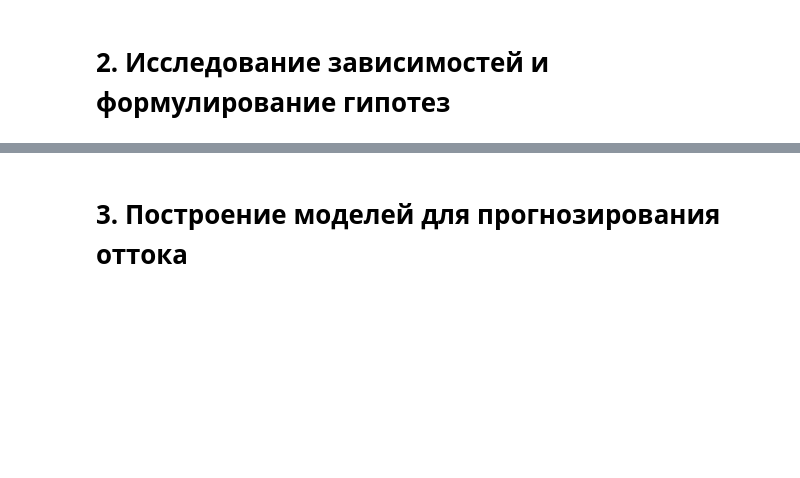
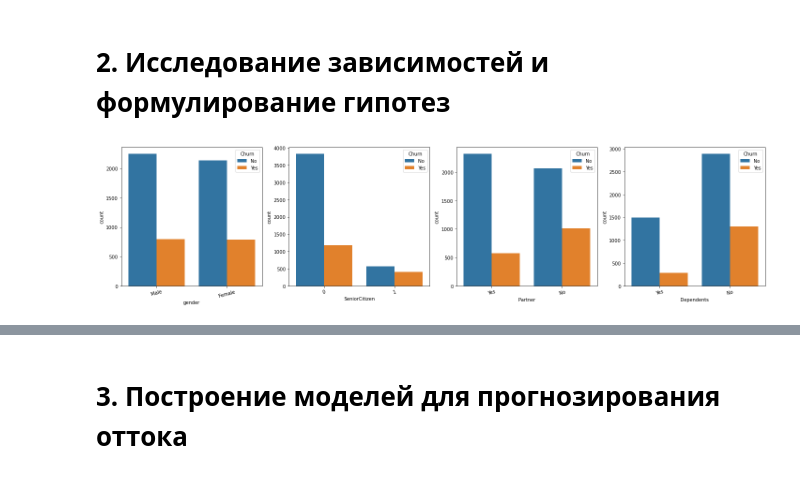
Before and after one commit to vegorovmsk/project_3_ml_beginner_level, a Jupyter notebook: Coursework_ML.ipynb, the cells around one changed output, grey strips where cells are left out. Saved outputs shown, nothing was run; the diff lists cells and outputs as text; code cells hidden in the pictures; blank space fills up the shorter version.

```diff
--- a/Coursework_ML.ipynb
+++ b/Coursework_ML.ipynb
@@ -71,0 +165,6 @@ _________
+# %%
+# Значение TotalCharges отсутствует у пользователей со сроком менее месяца. Эти записи не дают полезной информации, их можно удалить
+df.drop(df[df['TotalCharges'] == ' '].index, inplace=True)
+# %%
+# Преобразуем TotalCharges к типу float
+df['TotalCharges'] = df['TotalCharges'].astype(float)
@@ -75,0 +176,26 @@ _________
+# %%
+# Выделим группы свойств: социальные, подписки на сервисы и виды платежей
+social_features = ['gender', 'SeniorCitizen', 'Partner', 'Dependents']
+service_features = ['PhoneService', 'MultipleLines', 'InternetService', 'OnlineSecurity',
+                     'OnlineBackup', 'DeviceProtection', 'TechSupport', 'StreamingTV', 'StreamingMovies']
+account_features = ['Contract', 'PaperlessBilling', 'PaymentMethod']
+# %%
+def countplot_stat(data, features, hue=None, n_cols=5):
+    """
+    Plot countplots for given columns in dataset by given number of columns
+    """
+    n_cols = min(n_cols, len(features))
+    n_rows = int(np.ceil(len(features) / n_cols))
+    fig, axes = plt.subplots(n_rows, n_cols, figsize=(n_cols*5, n_rows*5))
+    for ax, feat in zip(axes.flatten(), features):
+        sns.countplot(x=feat, hue=hue, data=data, ax=ax)
+        ax.set_xticklabels(ax.get_xticklabels(),rotation=15)
+        plt.tight_layout()
+
+    plt.show()
+# %%
+# Строим столбчатые графики распределения ушедших/оставшихся для социальных признаков
+
+countplot_stat(df, social_features, hue='Churn')
+# %% [output]
+[figure, added]
```
Also changed, not shown: parts of 40 cells of this notebook.
